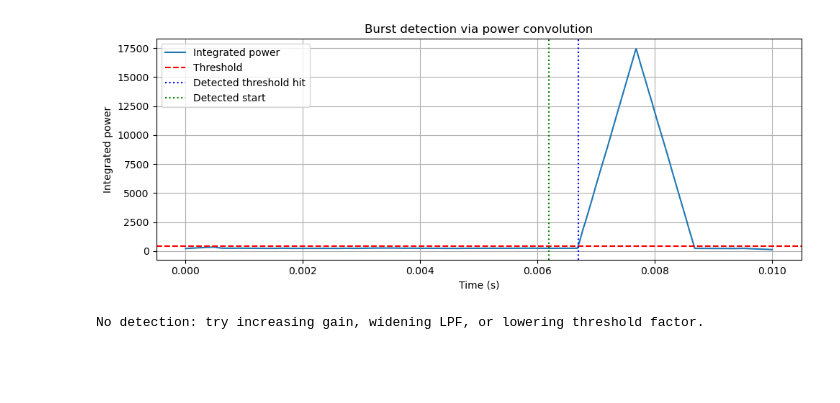
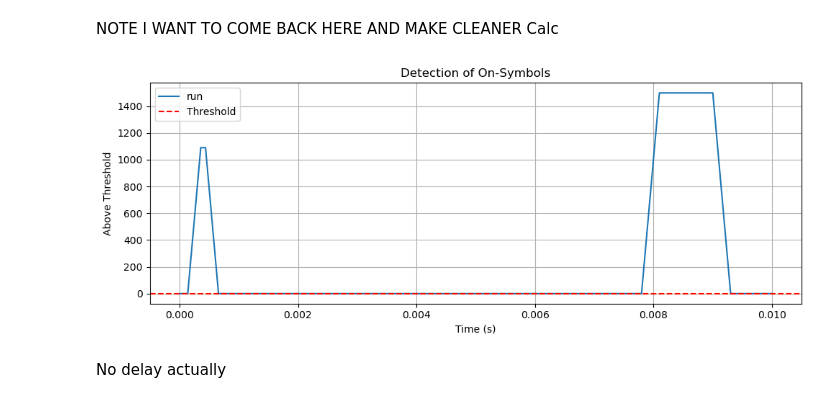
Before and after one commit to patmaloyan/hackrf_rx, a Jupyter notebook: find_start_idx.ipynb, the cells around one changed output. Cells and saved outputs as stored; diff of their text form; code cells hidden in the pictures; blank space fills up the shorter version.

```diff
--- a/find_start_idx.ipynb
+++ b/find_start_idx.ipynb
@@ -251,27 +261,44 @@ start_time_corr = start_idx_corr / fs
-# %%
-import matplotlib.pyplot as plt
-
-t = np.arange(len(p_int)) / fs
-
-plt.figure(figsize=(10, 4))
-plt.plot(t, p_int, label="Integrated power")
-plt.axhline(thr, color="r", linestyle="--", label="Threshold")
-
-# Mark detected start (if you have one)
-plt.axvline(start_time, color="b", linestyle=":", label="Detected threshold hit")
-
-plt.axvline(start_time_corr, color="g", linestyle=":", label="Detected start")
-plt.xlabel("Time (s)")
-plt.ylabel("Integrated power")
-plt.title("Burst detection via power convolution")
-plt.legend()
-plt.grid(True)
-plt.tight_layout()
-plt.show()
-# %% [output]
-[figure, removed]
-# %%
-if not np.any(p_int > thr):
-    print("No detection: try increasing gain, widening LPF, or lowering threshold factor.")
-# %% [output]
-No detection: try increasing gain, widening LPF, or lowering threshold factor.
+# %%
+# Step 1: Calculate power of low-pass filtered signal
+p = np.abs(bb_lp)**2
+
+# Step 2: Moving average to smooth power
+smooth_time_s = 0.0002
+M = max(1, int(smooth_time_s * fs))
+
+h = np.ones(M, dtype=np.float64) / M
+p_smooth = np.convolve(p, h, mode="same")
+# %%
+# Step 3: noise threshold (from chatgpt)
+noise_med = np.median(p_smooth)
+mad = np.median(np.abs(p_smooth - noise_med)) + 1e-12
+sigma_hat = 1.4826 * mad
+
+k = 8.0
+thr = noise_med + k * sigma_hat
+
+min_on_time_s = 0.0003
+L = max(1, int(min_on_time_s * fs))
+
+above = p_smooth > thr
+run = np.convolve(above.astype(np.int32), np.ones(L, dtype=np.int32), mode="same")
+start_idx = int(np.argmax(run >= L)) if np.any(run >= L) else None
+# %% [markdown]
+NOTE I WANT TO COME BACK HERE AND MAKE CLEANER Calc
+# %%
+#plot above
+t = np.arange(len(p_smooth)) / fs
+plt.figure(figsize=(10, 4))
+plt.plot(t, run, label="run")
+plt.axhline(thr, color="red", linestyle="--", label="Threshold")
+plt.xlabel("Time (s)")
+plt.ylabel("Above Threshold")
+plt.title("Detection of On-Symbols")
+plt.legend()
+plt.grid(True)
+plt.tight_layout()
+plt.show()
+# %% [output]
+[figure, added]
+# %% [markdown]
+No delay actually
```
Also changed, not shown: parts of 15 cells of this notebook, 3 other files.
